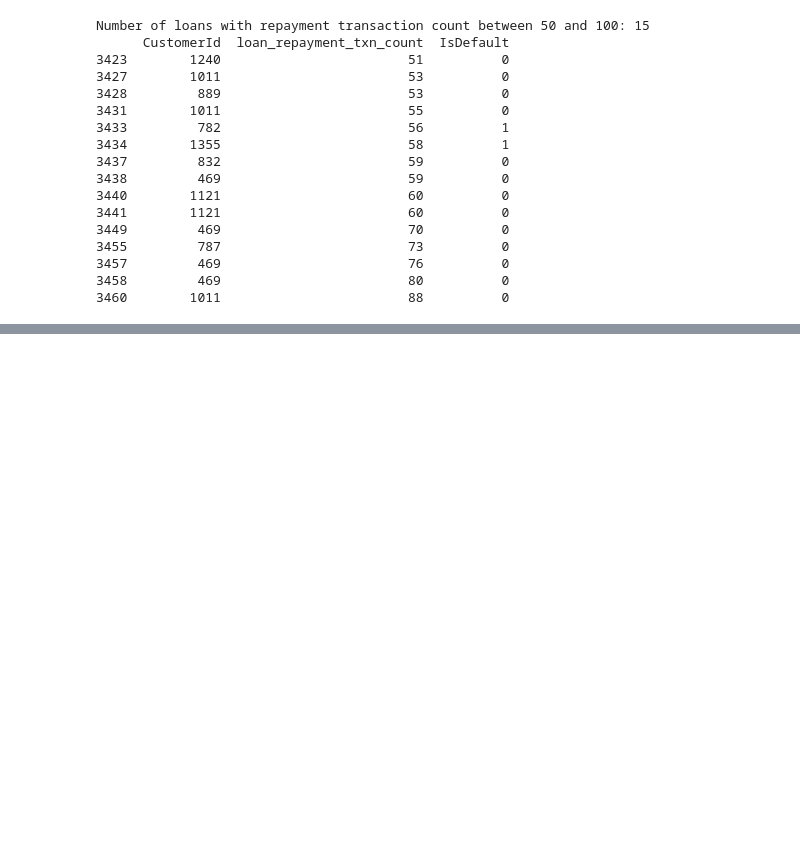
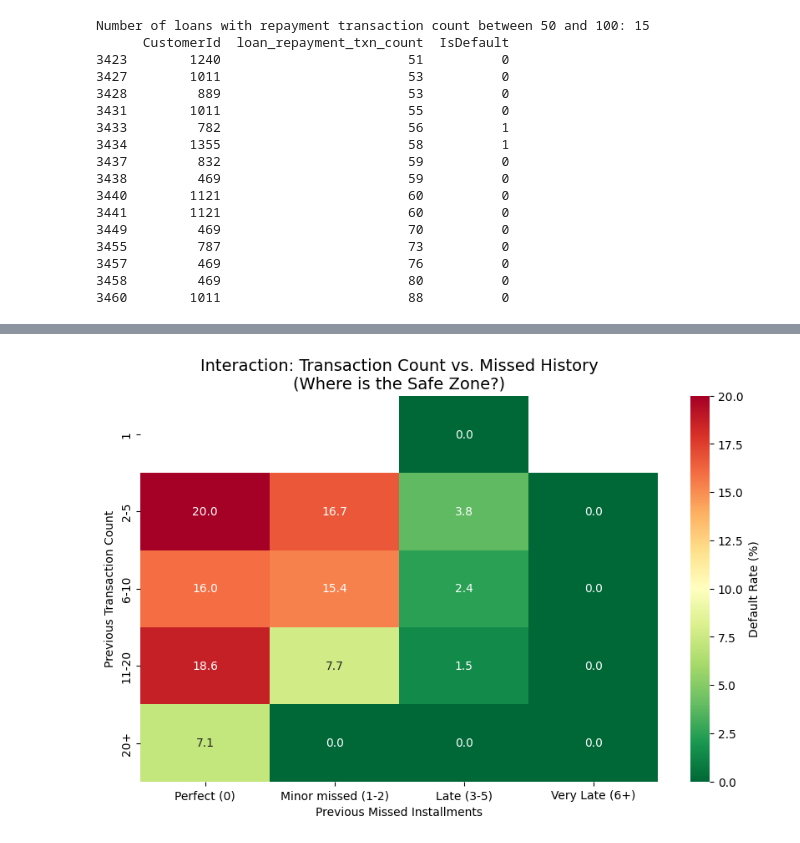
Before and after one commit to jmuhunyu/moniqo_project, a Jupyter notebook: James/project_eda.ipynb, the cells around one changed output, grey strips where cells are left out. Saved outputs shown, nothing was run; the diff lists cells and outputs as text; code cells hidden in the pictures; blank space fills up the shorter version.

```diff
--- a/James/project_eda.ipynb
+++ b/James/project_eda.ipynb
@@ -445,0 +485,20 @@ max           650.000000
+# %%
+# Interaction: Transaction Count vs. Missed History Heatmap
+
+# Bin Transaction Counts
+history_df['Txn_Group'] = pd.cut(history_df['Prev_TxnCount'],
+                                 bins=[0, 1, 5, 10, 20, 100],
+                                 labels=['1', '2-5', '6-10', '11-20', '20+'])
+
+# Create Pivot Table
+pivot_table = history_df.pivot_table(index='Txn_Group', columns='History_Group', values='IsDefault', aggfunc='mean') * 100
+
+# Plot Heatmap
+plt.figure(figsize=(10, 6))
+sns.heatmap(pivot_table, annot=True, fmt=".1f", cmap='RdYlGn_r', cbar_kws={'label': 'Default Rate (%)'})
+plt.title('Interaction: Transaction Count vs. Missed History\n(Where is the Safe Zone?)', fontsize=14)
+plt.ylabel('Previous Transaction Count')
+plt.xlabel('Previous Missed Installments')
+plt.show()
+# %% [output]
+[figure, added]
```
Also changed, not shown: parts of 18 cells of this notebook.
